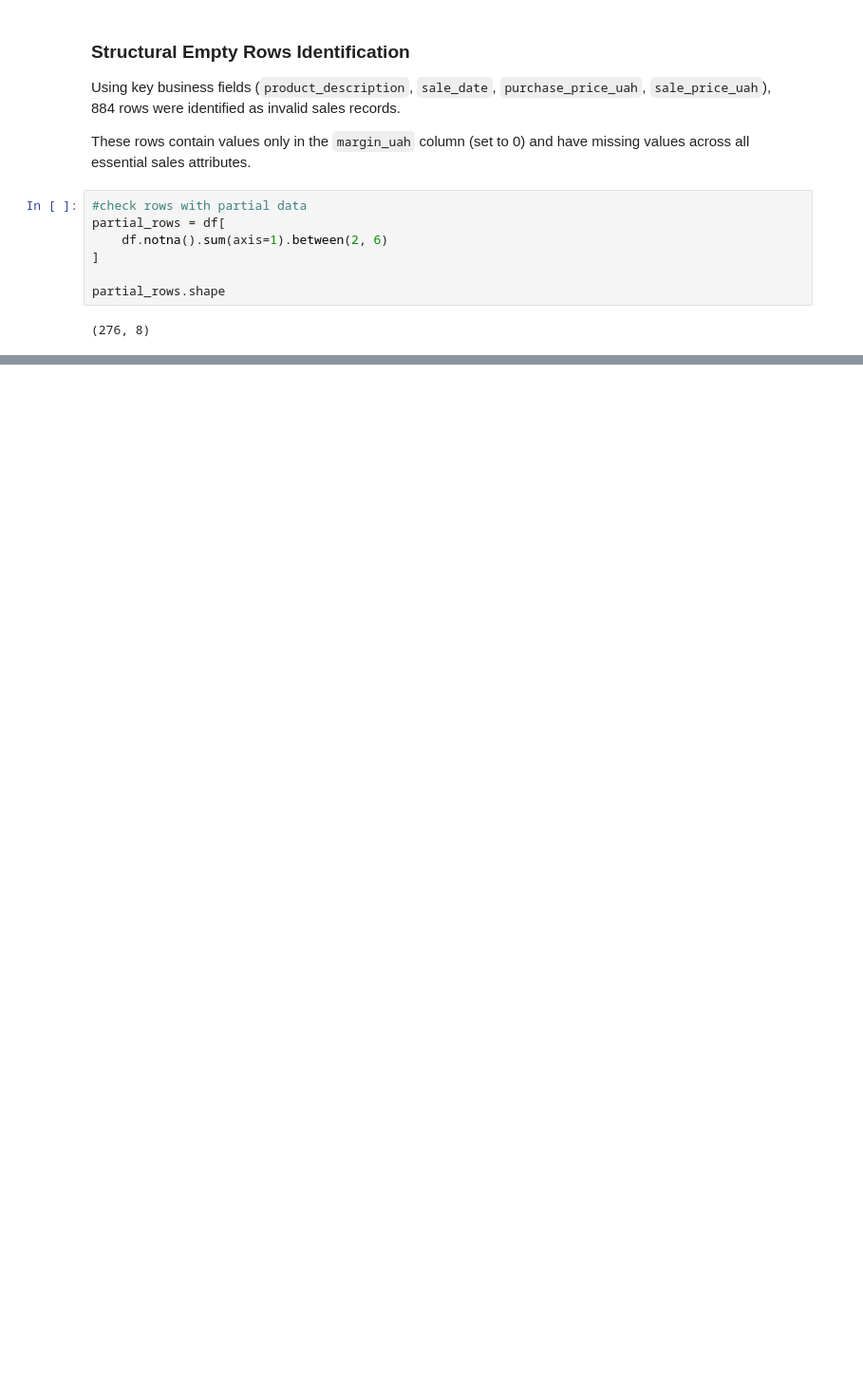
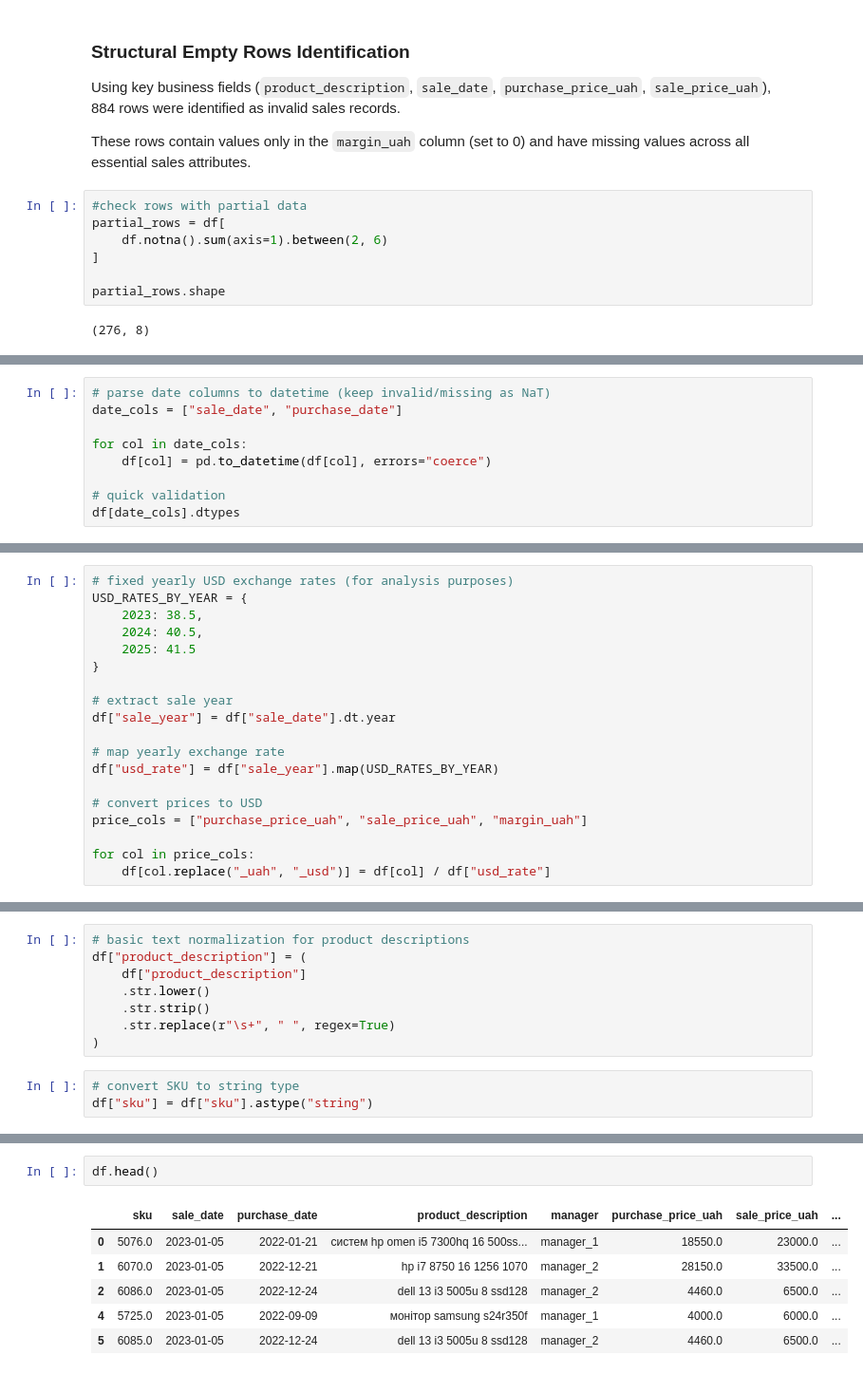
Before and after one commit to sshatl/real_world_sales_data_cleaning, a Jupyter notebook: notebooks/01_data_cleaning.ipynb, the cells around one changed output, grey strips where cells are left out. Shown at 95% size. Cells and saved outputs as stored; diff of their text form; blank space fills up the shorter version.

```diff
--- a/notebooks/01_data_cleaning.ipynb
+++ b/notebooks/01_data_cleaning.ipynb
@@ -138,0 +238,9 @@ These records contain product descriptions, prices, and manager information but
+# %%
+# parse date columns to datetime (keep invalid/missing as NaT)
+date_cols = ["sale_date", "purchase_date"]
+
+for col in date_cols:
+    df[col] = pd.to_datetime(df[col], errors="coerce")
+
+# quick validation
+df[date_cols].dtypes
@@ -138,0 +296,19 @@ These records contain product descriptions, prices, and manager information but
+# %%
+# fixed yearly USD exchange rates (for analysis purposes)
+USD_RATES_BY_YEAR = {
+    2023: 38.5,
+    2024: 40.5,
+    2025: 41.5
+}
+
+# extract sale year
+df["sale_year"] = df["sale_date"].dt.year
+
+# map yearly exchange rate
+df["usd_rate"] = df["sale_year"].map(USD_RATES_BY_YEAR)
+
+# convert prices to USD
+price_cols = ["purchase_price_uah", "sale_price_uah", "margin_uah"]
+
+for col in price_cols:
+    df[col.replace("_uah", "_usd")] = df[col] / df["usd_rate"]
@@ -138,0 +320,11 @@ These records contain product descriptions, prices, and manager information but
+# %%
+# basic text normalization for product descriptions
+df["product_description"] = (
+    df["product_description"]
+    .str.lower()
+    .str.strip()
+    .str.replace(r"\s+", " ", regex=True)
+)
+# %%
+# convert SKU to string type
+df["sku"] = df["sku"].astype("string")
@@ -138,0 +352,9 @@ These records contain product descriptions, prices, and manager information but
+# %%
+df.head()
+# %% [output]
+|  | sku | sale_date | purchase_date | product_description | manager | purchase_price_uah | sale_price_uah | ... |
+| 0 | 5076.0 | 2023-01-05 | 2022-01-21 | систем hp omen i5 7300hq 16 500ss... | manager_1 | 18550.0 | 23000.0 | ... |
+| 1 | 6070.0 | 2023-01-05 | 2022-12-21 | hp i7 8750 16 1256 1070 | manager_2 | 28150.0 | 33500.0 | ... |
+| 2 | 6086.0 | 2023-01-05 | 2022-12-24 | dell 13 i3 5005u 8 ssd128 | manager_2 | 4460.0 | 6500.0 | ... |
+| 4 | 5725.0 | 2023-01-05 | 2022-09-09 | монітор samsung s24r350f | manager_1 | 4000.0 | 6000.0 | ... |
+| 5 | 6085.0 | 2023-01-05 | 2022-12-24 | dell 13 i3 5005u 8 ssd128 | manager_2 | 4460.0 | 6500.0 | ... |
```
Also changed, not shown: parts of 30 cells of this notebook, 2 other files.
